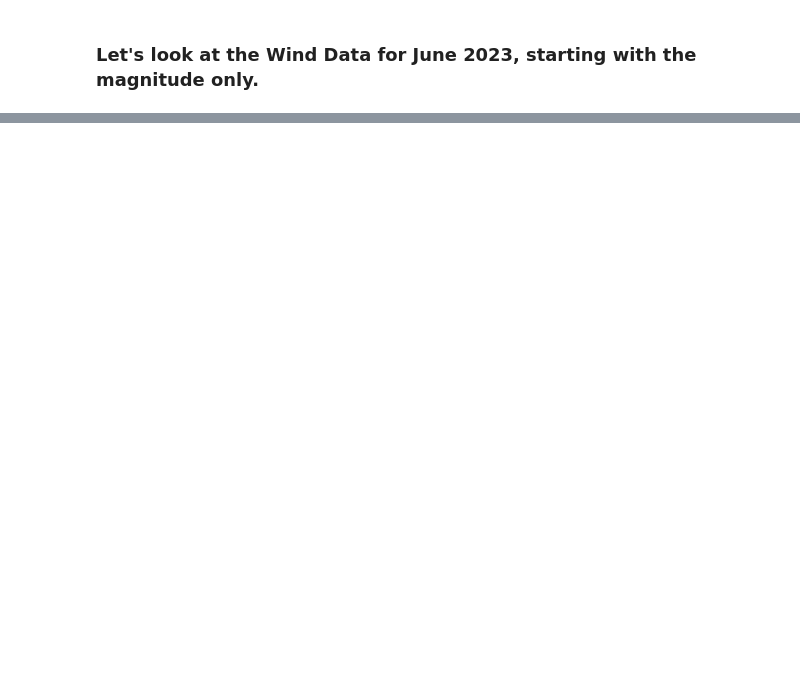
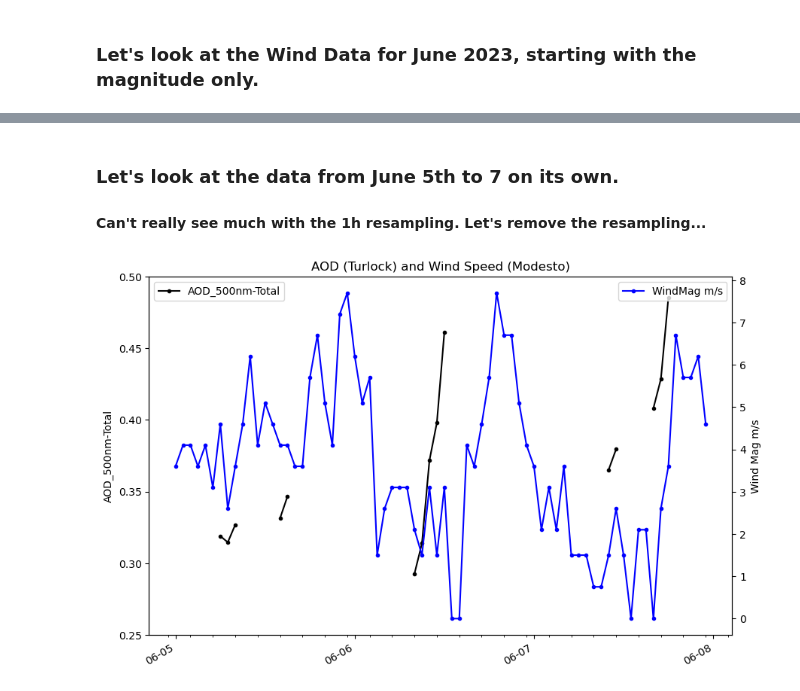
Before and after one commit to wtoslac/airquality, a Jupyter notebook: AirQuality.ipynb, the cells around one changed output, grey strips where cells are left out. Cells and saved outputs as stored; diff of their text form; code cells hidden in the pictures; blank space fills up the shorter version.

```diff
--- a/AirQuality.ipynb
+++ b/AirQuality.ipynb
@@ -226,0 +252,34 @@ plt.show()
+# %% [markdown]
+### Let's look at the data from June 5th to 7 on its own.
+
+#### Can't really see much with the 1h resampling. Let's remove the resampling...
+# %%
+#print(df['WND'].str.split(pat=',', expand= True)[3])
+StartDate='2023-06-05 00:00:00'
+EndDate='2023-06-07 23:59:59'
+#print(df.loc[StartDate:EndDate,'AOD_440nm-Total'].resample('1h').mean())
+
+WNDdf= Wdf.loc[StartDate:EndDate,'WND'].str.split(pat=',', expand= True)
+#print(WNDdf[4]==5)
+WNDdf= WNDdf.loc[WNDdf[4]=='5']
+WNDdf.head()
+
+plt.figure(figsize=(10,7))
+
+plt.plot(df.loc[StartDate:EndDate,'AOD_500nm-Total'].resample('1h').mean(),'.k-',label='AOD_500nm-Total')
+plt.ylabel("AOD_500nm-Total")
+plt.legend(loc ='upper left')
+plt.title("AOD (Turlock) and Wind Speed (Modesto)")
+plt.ylim(0.25,0.5)
+ax2 = plt.gca().twinx()
+plt.gcf().autofmt_xdate()
+plt.gca().xaxis.set_major_locator(mdates.DayLocator(interval=1, tz='US/Pacific'))
+plt.gca().xaxis.set_minor_locator(mdates.HourLocator(interval=3, tz='US/Pacific'))
+plt.gca().xaxis.set_major_formatter(mdates.DateFormatter('%m-%d'))
+ax2.plot((WNDdf[3].loc[StartDate:EndDate].astype(float).div(10)).resample('1h').mean(),'.b-',label="WindMag m/s")
+#ax2.plot(df.loc[StartDate:EndDate,'AOD_500nm-Total'].resample('2h').mean(),'.k-',label='AOD_500nm-Total')
+plt.ylabel("Wind Mag m/s")
+ax2.legend(loc ='upper right')
+plt.show()
+# %% [output]
+[figure, added]
```
Also changed, not shown: parts of 8 cells of this notebook.
